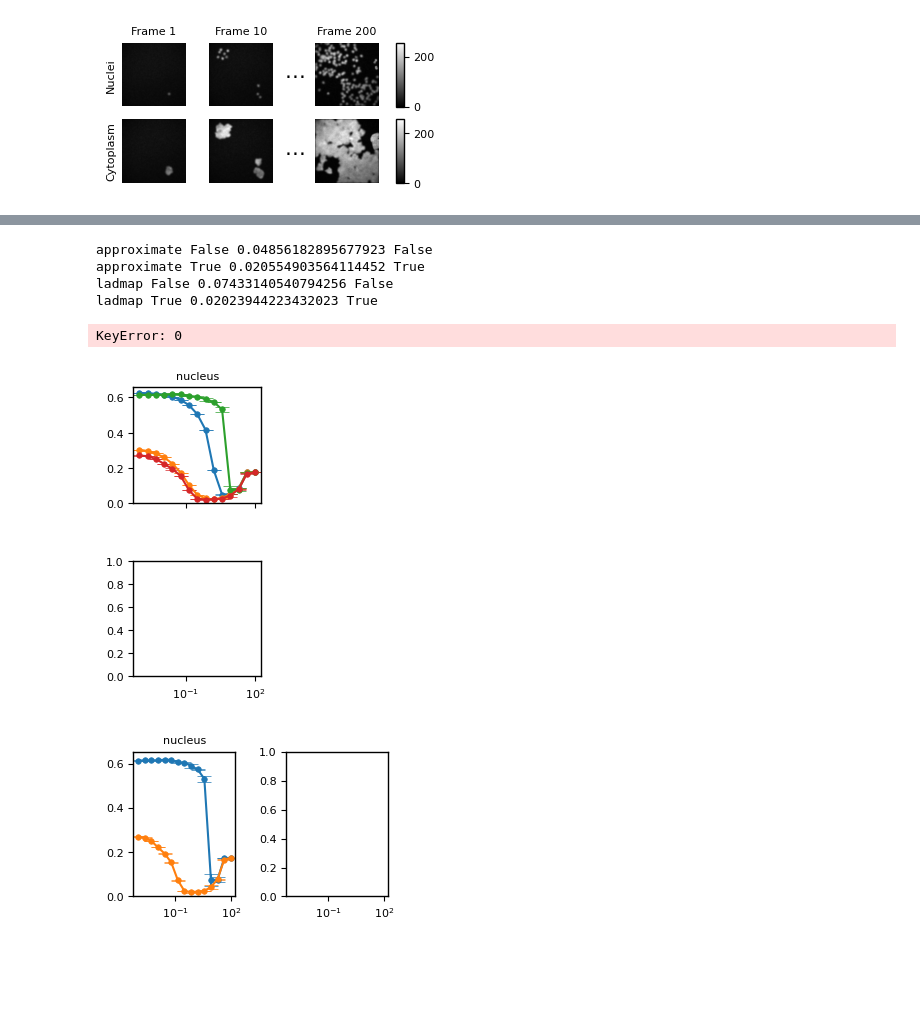
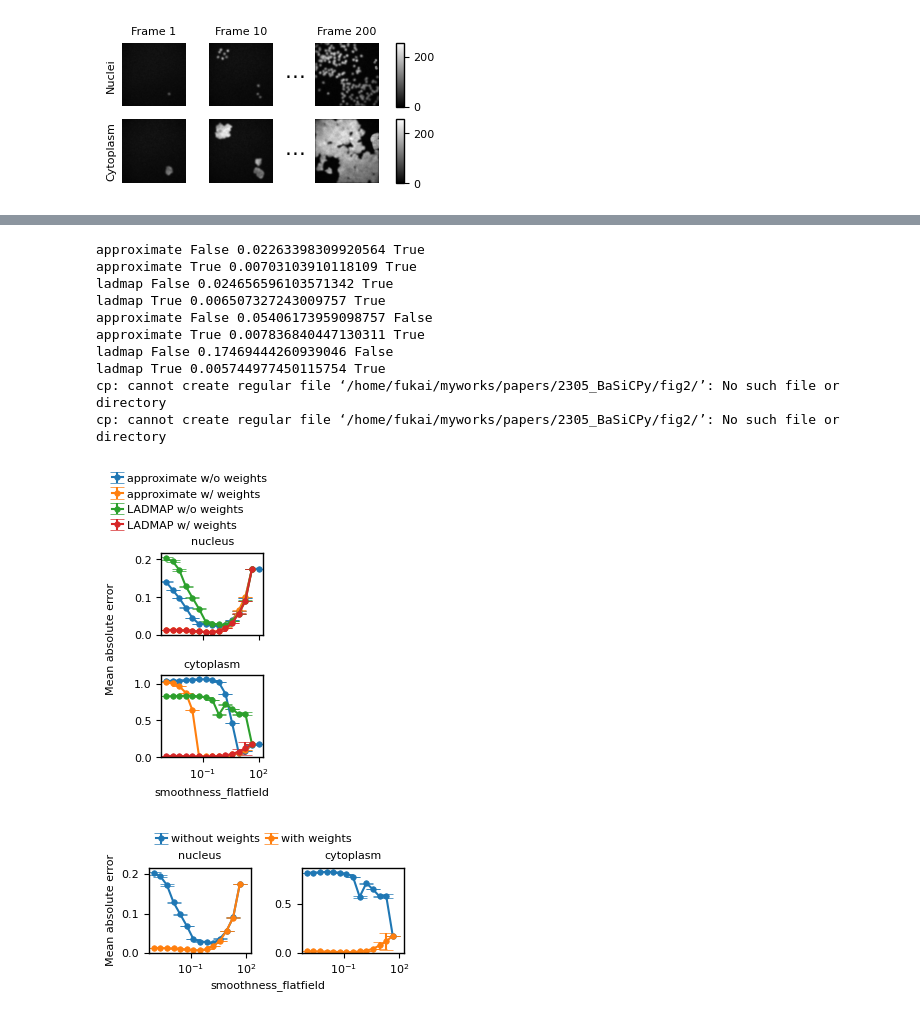
Before and after one commit to yfukai/BaSiCpy, a Jupyter notebook: misc_notebooks/analysis_for_publication/simulated_cells/003_plot.ipynb, the cells around one changed output, grey strips where cells are left out. Saved outputs shown, nothing was run; the diff lists cells and outputs as text; code cells hidden in the pictures; blank space fills up the shorter version.

```diff
--- a/misc_notebooks/analysis_for_publication/simulated_cells/003_plot.ipynb
+++ b/misc_notebooks/analysis_for_publication/simulated_cells/003_plot.ipynb
@@ -226,41 +233,46 @@ for ax, ax2, channel_index in zip(axes, axes2, [nuc_channel_idx, cyto_channel_id
         min_val = min(grp["mean_abs_error"]["mean"])
         print(fitting_mode, use_weight, min_val, min_val < 3e-2)
     for _ax in [ax, ax2]:
         _ax.set_xscale("log")
         # _ax.set_yscale("log")
         _ax.set_ylim(0, None)
         _ax.set_title(
             {nuc_channel_idx: "nucleus", cyto_channel_idx: "cytoplasm"}[channel_index]
         )
-        _ax.axhline(gt_values[channel_index]["entropy"], color="gray", linestyle="--")
+        #_ax.axhline(gt_values[channel_index]["entropy"], color="gray", linestyle="--")
     # ax.axhline(2e-2)
 fig.supylabel("Mean absolute error", x=0.025, fontsize=8.0)
 axes2[0].set_ylabel("Mean absolute error", x=-0.2)
 axes[1].set_xlabel("smoothness_flatfield")
 fig2.supxlabel("smoothness_flatfield", fontsize=8.0, y=0.025, x=0.55)
 
 axes[0].legend(loc="lower left", bbox_to_anchor=(-0.55, 1.2), handletextpad=0.4)
 axes2[0].legend(
     loc="lower left",
     bbox_to_anchor=(0.0, 1.2),
     handletextpad=0.4,
     ncols=2,
     columnspacing=0.5,
 )
 
 fig.subplots_adjust(left=0.35, right=0.95, top=0.75, bottom=0.15)
 fig2.subplots_adjust(left=0.2, right=0.95, top=0.75, bottom=0.25)
 
 save_and_copy_fig(fig, "figS_simulated_images_flatfield_error_all")
 save_and_copy_fig(fig2, "fig2b_simulated_images_flatfield_error")
 # %% [output]
-approximate False 0.04856182895677923 False
-approximate True 0.020554903564114452 True
-ladmap False 0.07433140540794256 False
-ladmap True 0.02023944223432023 True
+approximate False 0.02263398309920564 True
+approximate True 0.00703103910118109 True
+ladmap False 0.024656596103571342 True
+ladmap True 0.006507327243009757 True
+approximate False 0.05406173959098757 False
+approximate True 0.007836840447130311 True
+ladmap False 0.17469444260939046 False
+ladmap True 0.005744977450115754 True
+cp: cannot create regular file ‘/home/fukai/myworks/papers/2305_BaSiCPy/fig2/’: No such file or directory
+cp: cannot create regular file ‘/home/fukai/myworks/papers/2305_BaSiCPy/fig2/’: No such file or directory
-KeyError: 0
-[figure, old version]
+[figure, new version]
-[figure, old version]
+[figure, new version]
 # %%
 fig, axes = plt.subplots(
     2, 1, figsize=(3.4 / 2, 3.4), sharex=True, gridspec_kw=dict(hspace=0.5)
```
Also changed, not shown: parts of 7 cells of this notebook, 11 other files.
